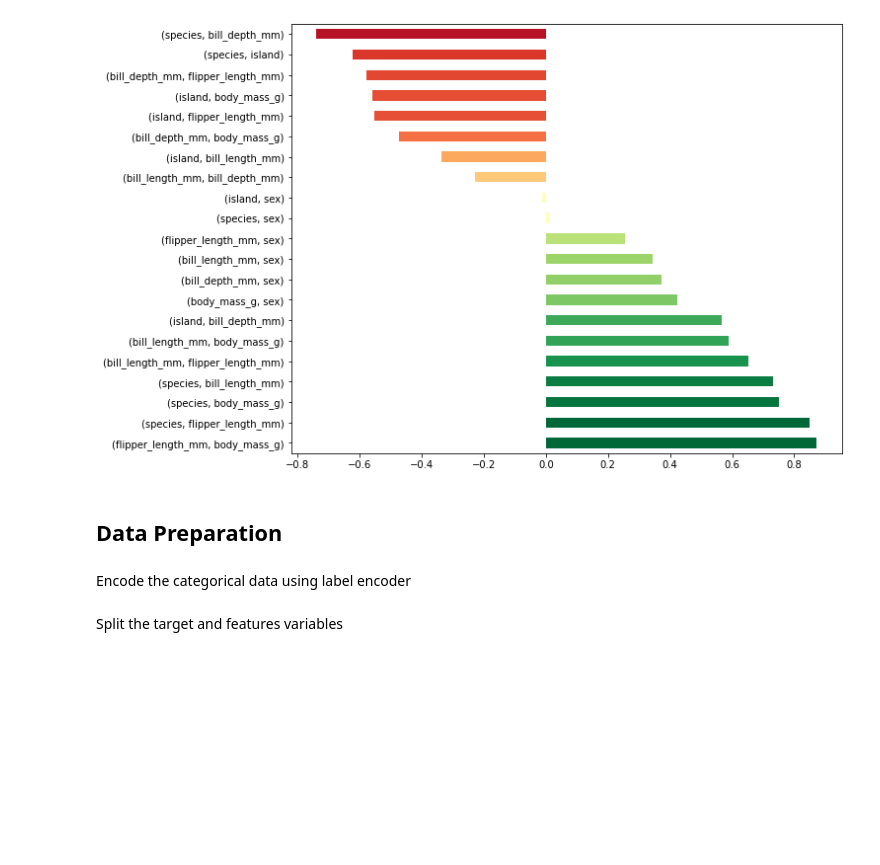
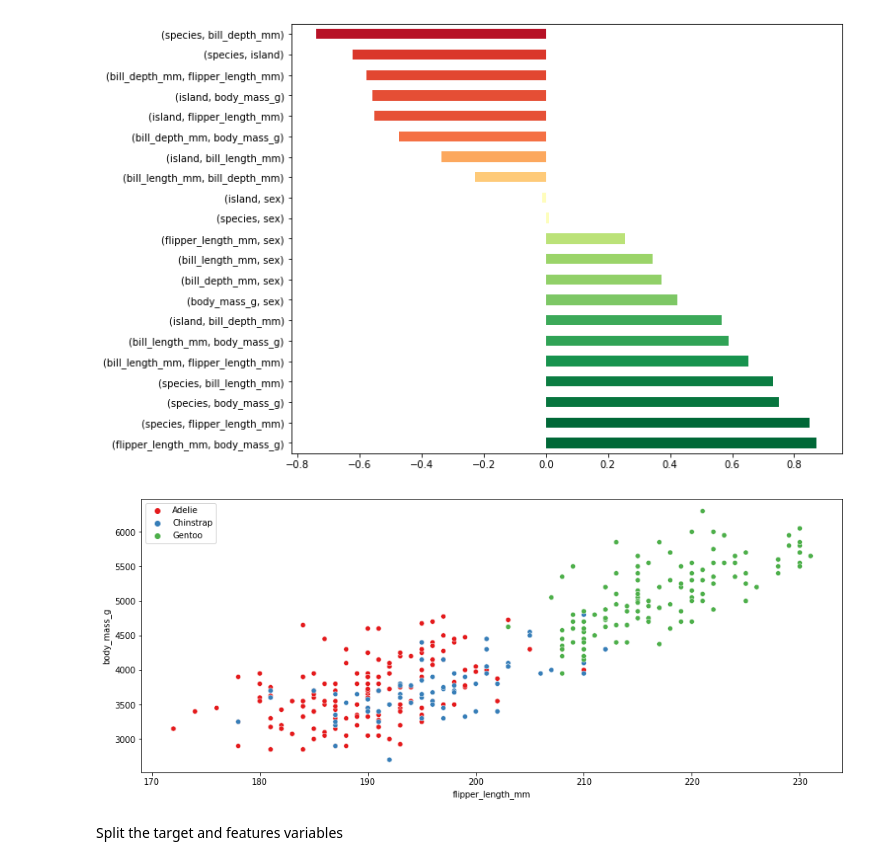
Before and after one commit to trizkynoviandy/penguin-classification, a Jupyter notebook: penguin_classification.ipynb, the cells around one changed output. Saved outputs shown, nothing was run; the diff lists cells and outputs as text; code cells hidden in the pictures; blank space fills up the shorter version.

```diff
--- a/penguin_classification.ipynb
+++ b/penguin_classification.ipynb
@@ -115,7 +142,3 @@ correlation_plot.plot.barh(color=colors)
 plt.show()
 # %% [output]
 [figure]
-# %% [markdown]
-## Data Preparation
-# %% [markdown]
-Encode the categorical data using label encoder
@@ -127,3 +145,11 @@ df["sex"] = encoder.fit_transform(df["sex"])
+# %%
+species_labels = {0: 'Adelie', 1: 'Chinstrap', 2: 'Gentoo'}
+fig, ax = plt.subplots(figsize=(15, 6))
+sns.scatterplot(x="flipper_length_mm", y="body_mass_g", data=df.assign(Species=df["species"].map(species_labels)), hue="Species", palette="Set1")
+ax.legend(loc='upper left')
+plt.show()
+# %% [output]
+[figure, added]
 # %% [markdown]
 Split the target and features variables
 # %%
```
Also changed, not shown: parts of 25 cells of this notebook.
